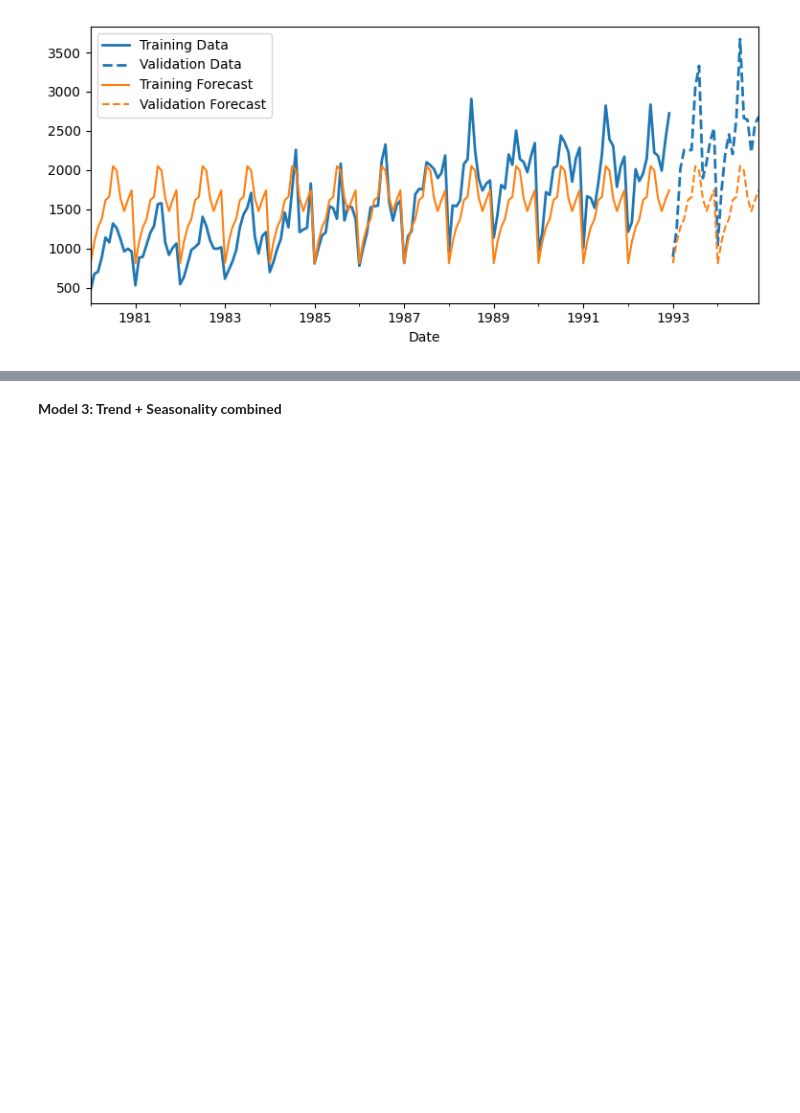
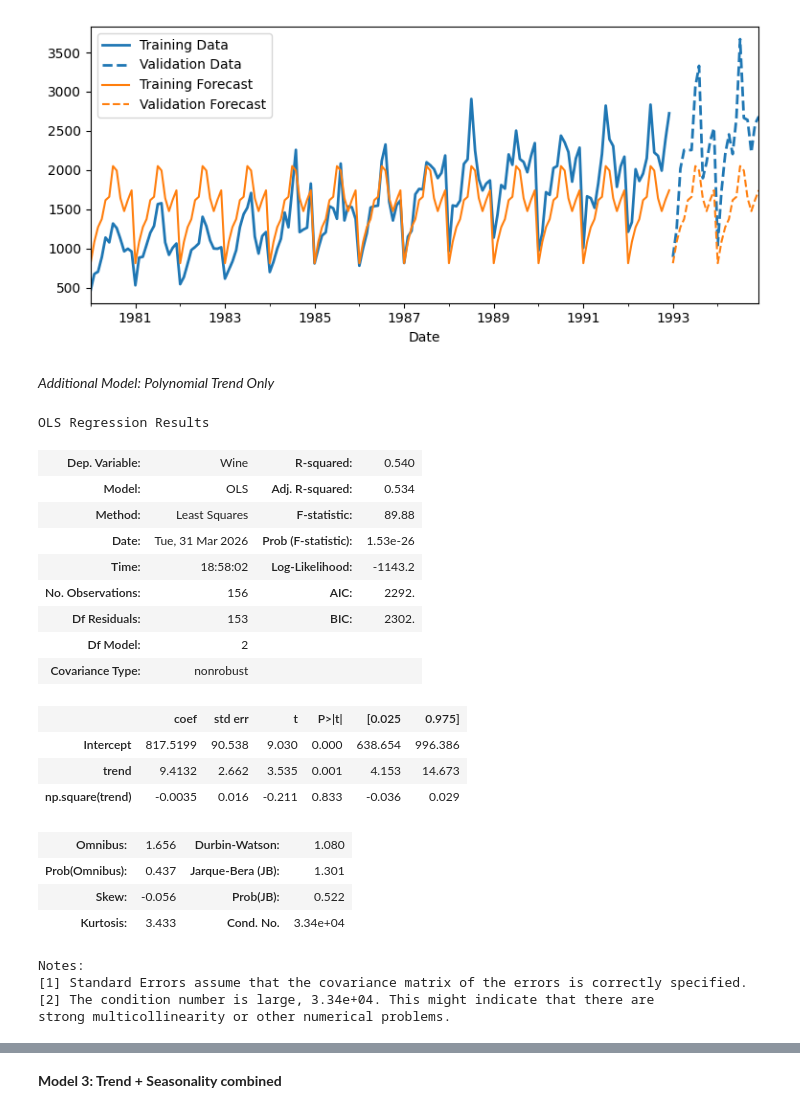
Before and after one commit to Tobywooo/6211_Forecasting_lesson, a Jupyter notebook: notebooks/In-Class Assignment4 - incomplete.ipynb, the cells around one changed output, grey strips where cells are left out. Saved outputs shown, nothing was run; the diff lists cells and outputs as text; code cells hidden in the pictures; blank space fills up the shorter version.

Commit message:
Trend-only model comparison to Seasonality-only model and then to Trend+Seasonality model with report update in Readme

```diff
--- a/notebooks/In-Class Assignment4 - incomplete.ipynb
+++ b/notebooks/In-Class Assignment4 - incomplete.ipynb
@@ -307,3 +307,32 @@ ax.legend()
 plt.show()
 # %% [output]
 [figure]
+# %% [markdown]
+*Additional Model: Polynomial Trend Only*
+# %%
+wine_lm_poly = sm.ols(formula='Wine ~ trend + np.square(trend)',
+data=train_df).fit()
+wine_lm_poly.summary()
+# %% [output]
+OLS Regression Results
+| Dep. Variable: | Wine | R-squared: | 0.540 |
+| Model: | OLS | Adj. R-squared: | 0.534 |
+| Method: | Least Squares | F-statistic: | 89.88 |
+| Date: | Tue, 31 Mar 2026 | Prob (F-statistic): | 1.53e-26 |
+| Time: | 18:58:02 | Log-Likelihood: | -1143.2 |
+| No. Observations: | 156 | AIC: | 2292. |
+| Df Residuals: | 153 | BIC: | 2302. |
+| Df Model: | 2 |  |  |
+| Covariance Type: | nonrobust |  |  |
+|  | coef | std err | t | P>|t| | [0.025 | 0.975] |
+| Intercept | 817.5199 | 90.538 | 9.030 | 0.000 | 638.654 | 996.386 |
+| trend | 9.4132 | 2.662 | 3.535 | 0.001 | 4.153 | 14.673 |
+| np.square(trend) | -0.0035 | 0.016 | -0.211 | 0.833 | -0.036 | 0.029 |
+| Omnibus: | 1.656 | Durbin-Watson: | 1.080 |
+| Prob(Omnibus): | 0.437 | Jarque-Bera (JB): | 1.301 |
+| Skew: | -0.056 | Prob(JB): | 0.522 |
+| Kurtosis: | 3.433 | Cond. No. | 3.34e+04 |
+Notes:
+[1] Standard Errors assume that the covariance matrix of the errors is correctly specified.
+[2] The condition number is large, 3.34e+04. This might indicate that there are
+strong multicollinearity or other numerical problems.
```
Also changed, not shown: parts of 1 cell of this notebook, 1 other file.
